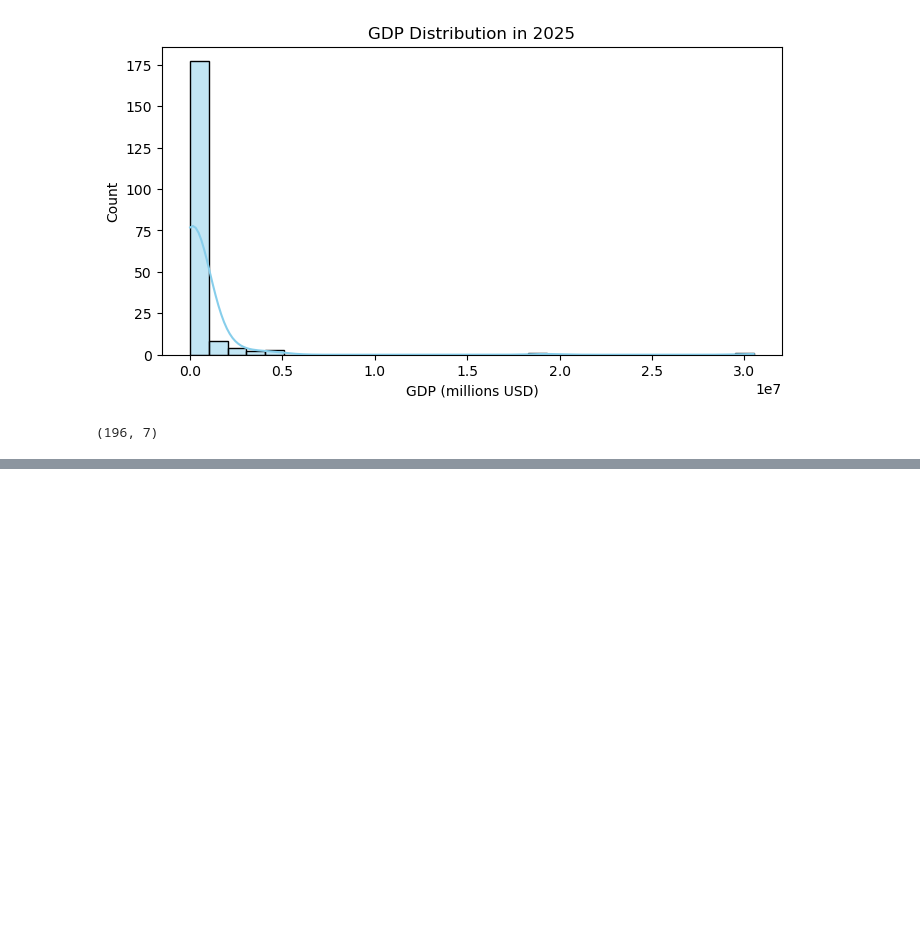
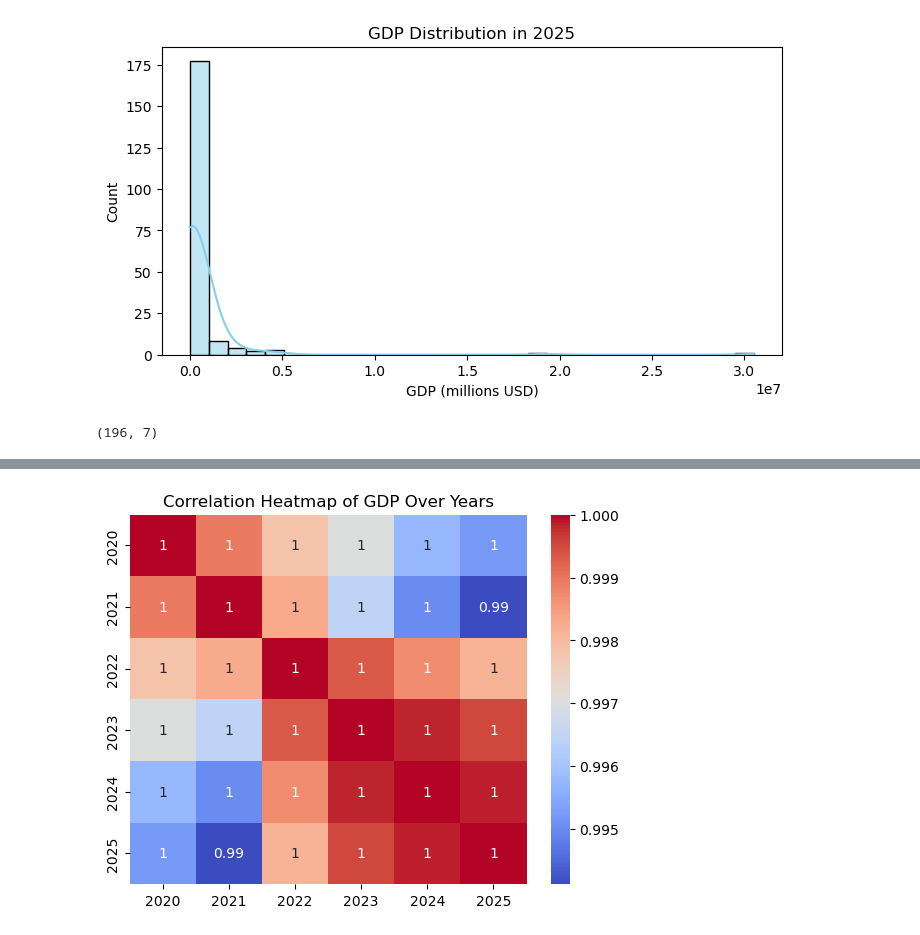
Before and after one commit to RushikeshYeole24/GDP_Data_Analysis, a Jupyter notebook: Data_Wrangling.ipynb, the cells around one changed output, grey strips where cells are left out. Saved outputs shown, nothing was run; the diff lists cells and outputs as text; code cells hidden in the pictures; blank space fills up the shorter version.

```diff
--- a/Data_Wrangling.ipynb
+++ b/Data_Wrangling.ipynb
@@ -90,0 +103,6 @@ print(df.shape)
+# %%
+sns.heatmap(df[years].corr(), annot=True, cmap="coolwarm")
+plt.title("Correlation Heatmap of GDP Over Years")
+plt.show()
+# %% [output]
+[figure, added]
```
Also changed, not shown: parts of 3 cells of this notebook.
